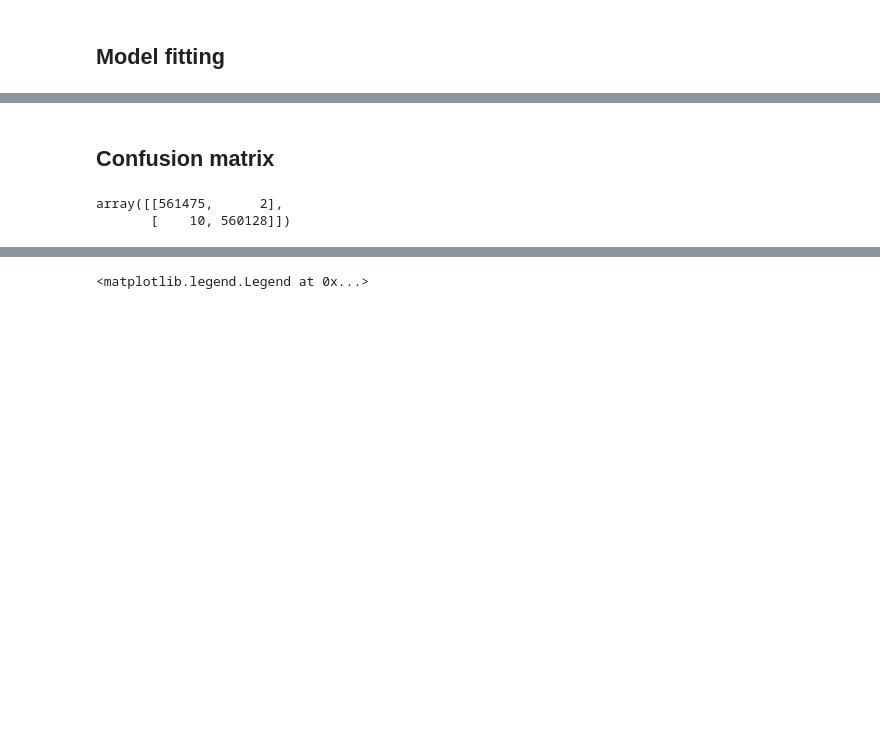
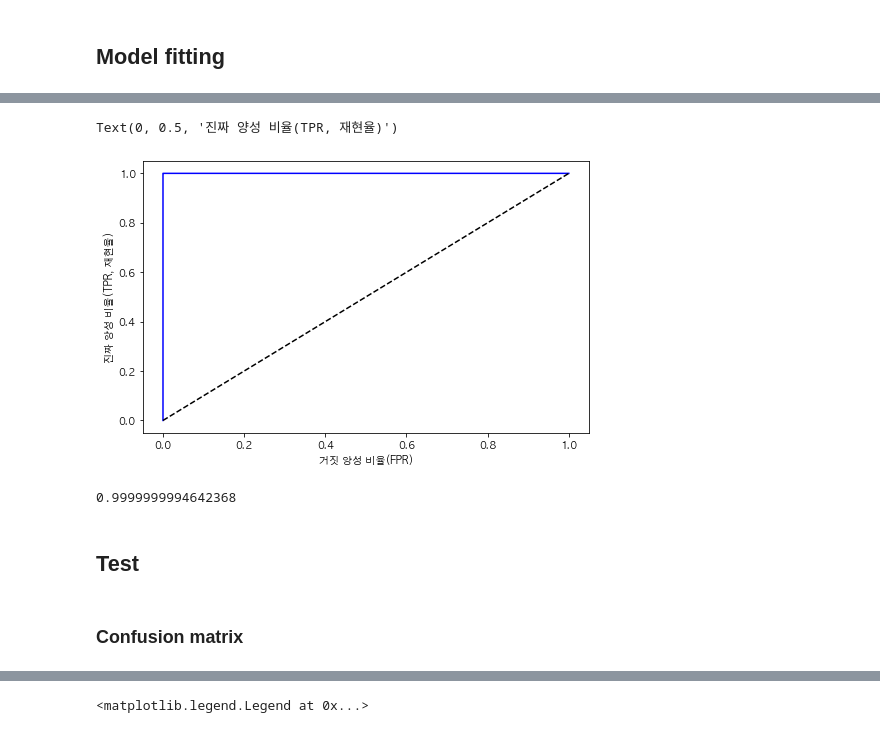
Before and after one commit to Kyean91/PROJECT_PARTYQUEST, a Jupyter notebook: PUBG#2/20210830 Modeling.ipynb, the cells around one changed output, grey strips where cells are left out. Cells and saved outputs as stored; diff of their text form; code cells hidden in the pictures; blank space fills up the shorter version.

```diff
--- a/PUBG#2/20210830 Modeling.ipynb
+++ b/PUBG#2/20210830 Modeling.ipynb
@@ -1101,0 +1163,19 @@ pred_y = forest_clf.predict(test_x)
+# %%
+plt.figure(figsize=(8, 5))
+plt.plot(fpr, tpr, 'b-')
+plt.plot([0, 1], [0, 1], 'k--')
+plt.xlabel('거짓 양성 비율(FPR)')
+plt.ylabel('진짜 양성 비율(TPR, 재현율)')
+# plt.xlim((0, 1))
+# plt.ylim((0, 1))
+# %% [output]
+Text(0, 0.5, '진짜 양성 비율(TPR, 재현율)')
+[figure, added]
+# %%
+# AUC 계산
+
+roc_auc_score(train_y, train_y_scores)
+# %% [output]
+0.9999999994642368
+# %% [markdown]
+## Test
@@ -1102,10 +1184,5 @@ pred_y = forest_clf.predict(test_x)
 # %% [markdown]
-## Confusion matrix
+### Confusion matrix
-# %%
-confusion_matrix(train_y, pred_train_y)
-# %% [output]
-array([[561475,      2],
-       [    10, 560128]])
 # %%
 confusion_matrix(test_y, pred_y)
 # %% [output]
```
Also changed, not shown: parts of 47 cells of this notebook, 2 other files.
